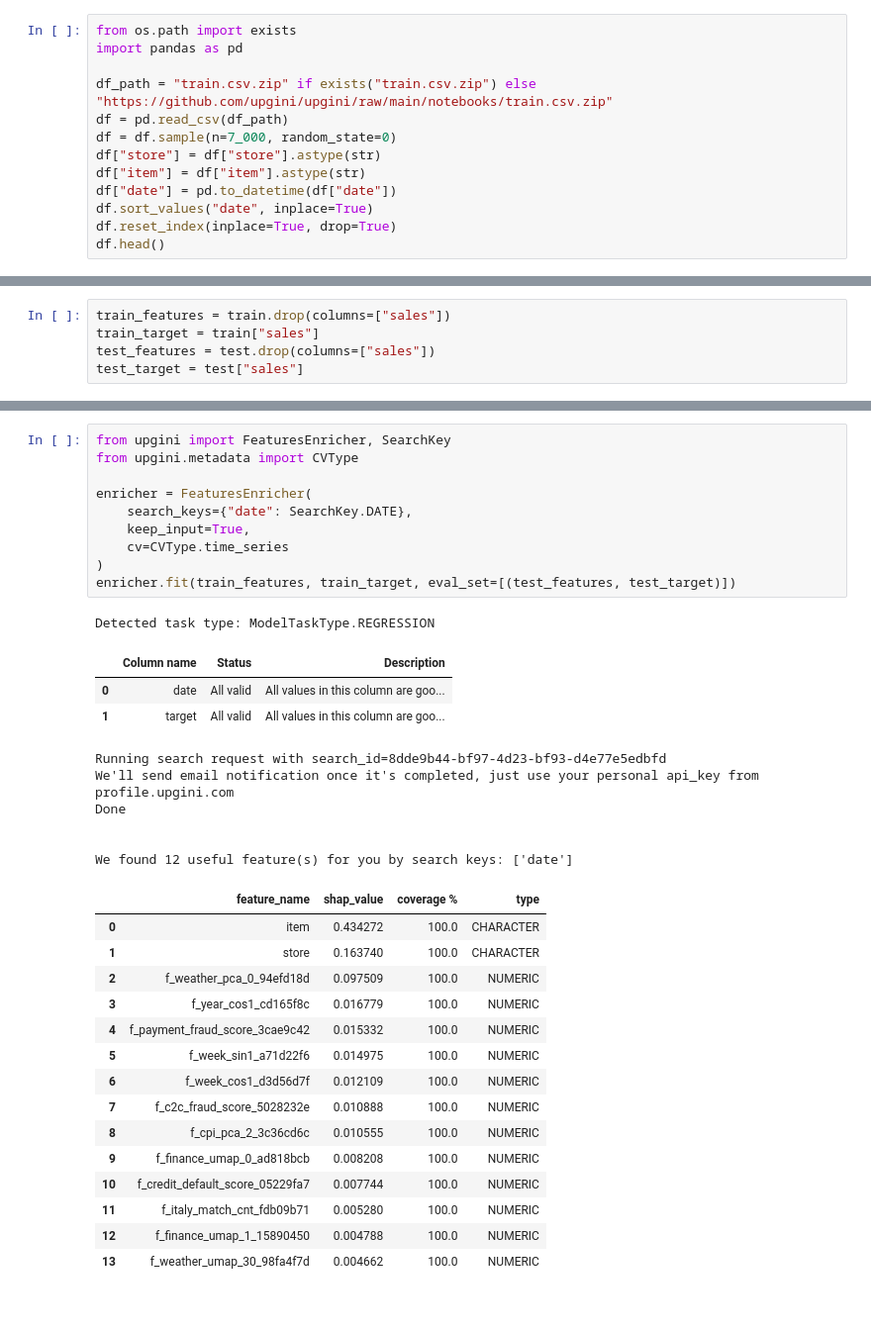
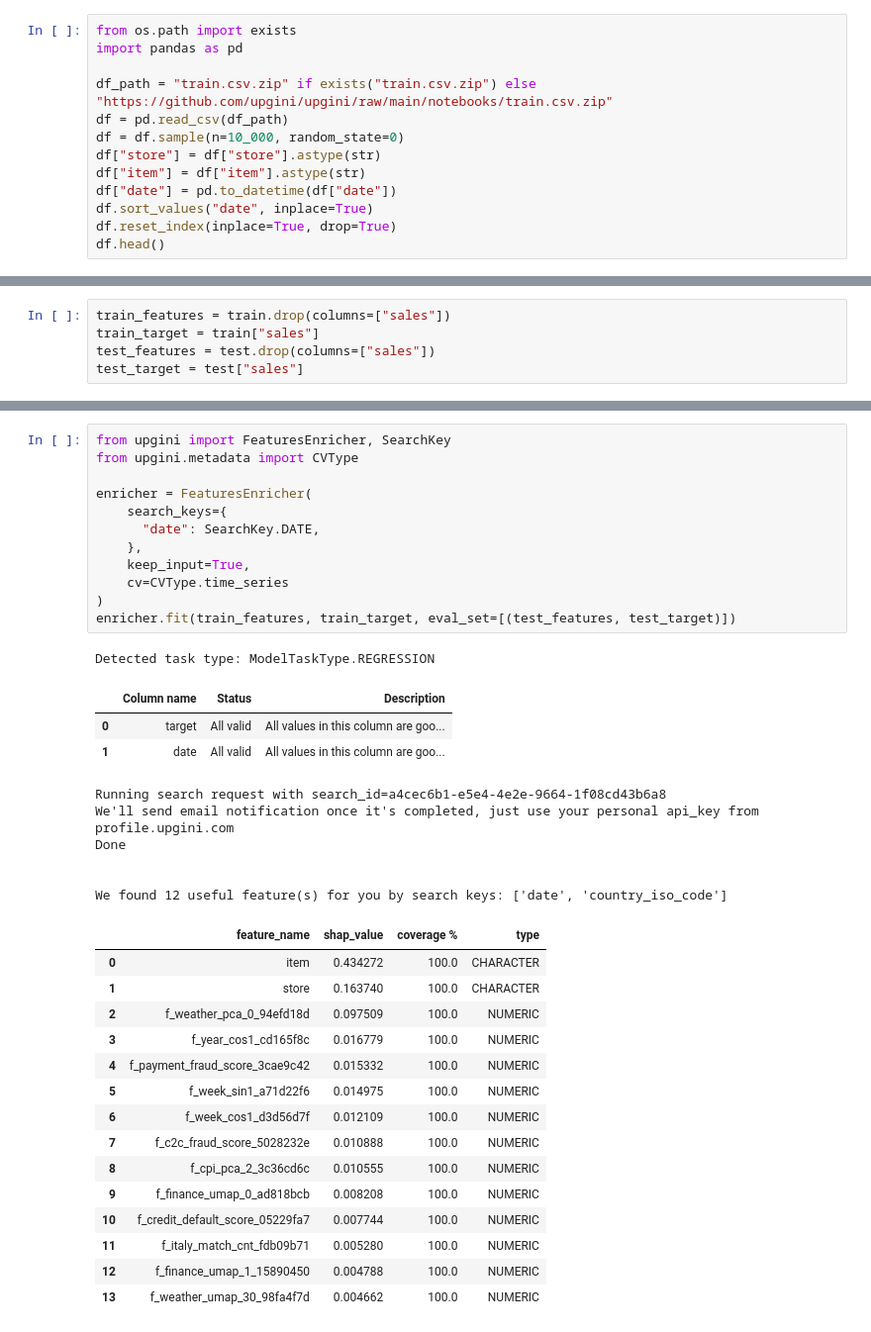
Before and after one commit to upgini/upgini, a Jupyter notebook: notebooks/kaggle_example.ipynb, the cells around one changed output, grey strips where cells are left out. Shown: that part at 99% size. Saved outputs shown, nothing was run; the diff lists cells and outputs as text.

```diff
--- a/notebooks/kaggle_example.ipynb
+++ b/notebooks/kaggle_example.ipynb
@@ -20,7 +18,7 @@ import pandas as pd
 
 df_path = "train.csv.zip" if exists("train.csv.zip") else "https://github.com/upgini/upgini/raw/main/notebooks/train.csv.zip"
 df = pd.read_csv(df_path)
-df = df.sample(n=7_000, random_state=0)
+df = df.sample(n=10_000, random_state=0)
 df["store"] = df["store"].astype(str)
 df["item"] = df["item"].astype(str)
 df["date"] = pd.to_datetime(df["date"])
@@ -53,24 +54,26 @@ Next, we will use FeaturesEnricher on the train dataset to find features best su
 # %%
 from upgini import FeaturesEnricher, SearchKey
 from upgini.metadata import CVType
 
 enricher = FeaturesEnricher(
-    search_keys={"date": SearchKey.DATE},
+    search_keys={
+      "date": SearchKey.DATE,
+    },
     keep_input=True,
     cv=CVType.time_series
 )
 enricher.fit(train_features, train_target, eval_set=[(test_features, test_target)])
 # %% [output]
 Detected task type: ModelTaskType.REGRESSION
 |  | Column name | Status | Description |
-| 0 | date | All valid | All values in this column are goo... |
-| 1 | target | All valid | All values in this column are goo... |
+| 0 | target | All valid | All values in this column are goo... |
+| 1 | date | All valid | All values in this column are goo... |
-Running search request with search_id=8dde9b44-bf97-4d23-bf93-d4e77e5edbfd
+Running search request with search_id=a4cec6b1-e5e4-4e2e-9664-1f08cd43b6a8
 We'll send email notification once it's completed, just use your personal api_key from profile.upgini.com
 Done
 
 
-We found 12 useful feature(s) for you by search keys: ['date']
+We found 12 useful feature(s) for you by search keys: ['date', 'country_iso_code']
 |  | feature_name | shap_value | coverage % | type |
 | 0 | item | 0.434272 | 100.0 | CHARACTER |
 | 1 | store | 0.163740 | 100.0 | CHARACTER |
```
Also changed, not shown: parts of 18 cells of this notebook.
